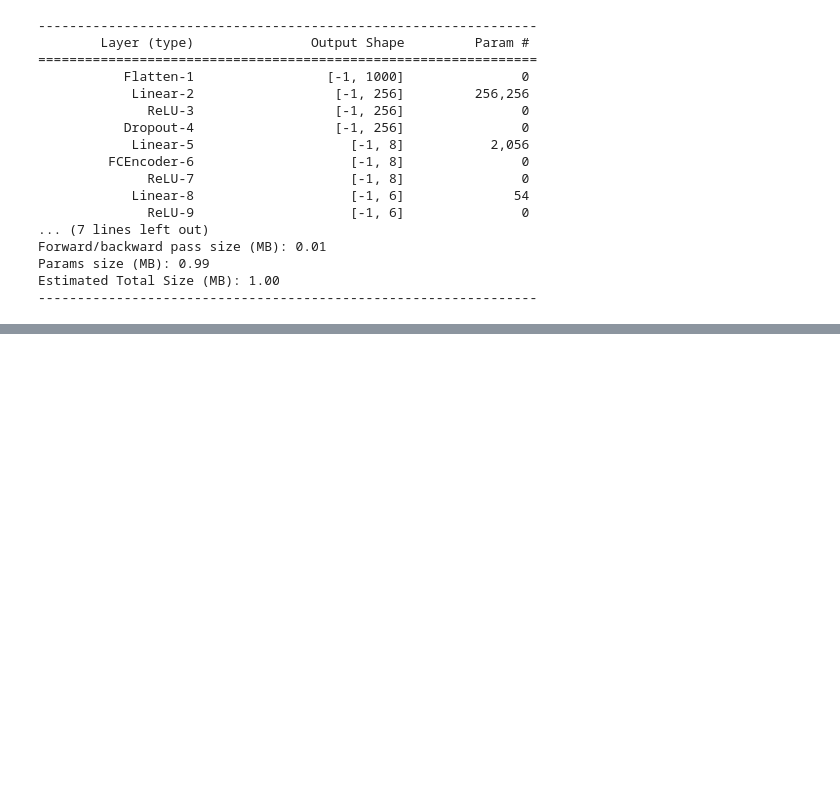
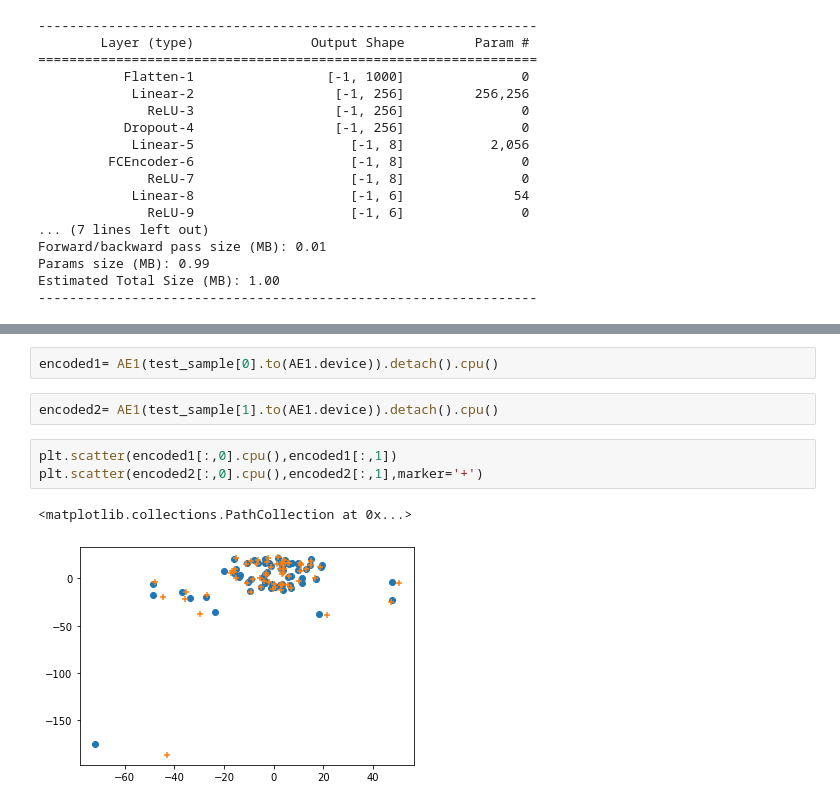
Before and after one commit to VMBoehm/N3ASProject_Annie, a Jupyter notebook: notebooks/ContrastiveLearning.ipynb, the cells around one changed output, grey strips where cells are left out. Cells and saved outputs as stored; diff of their text form; blank space fills up the shorter version.

```diff
--- a/notebooks/ContrastiveLearning.ipynb
+++ b/notebooks/ContrastiveLearning.ipynb
@@ -202,0 +208,10 @@ plt.show()
+# %%
+encoded1= AE1(test_sample[0].to(AE1.device)).detach().cpu()
+# %%
+encoded2= AE1(test_sample[1].to(AE1.device)).detach().cpu()
+# %%
+plt.scatter(encoded1[:,0].cpu(),encoded1[:,1])
+plt.scatter(encoded2[:,0].cpu(),encoded2[:,1],marker='+')
+# %% [output]
+<matplotlib.collections.PathCollection at 0x...>
+[figure, added]
```
Also changed, not shown: parts of 11 cells of this notebook.
